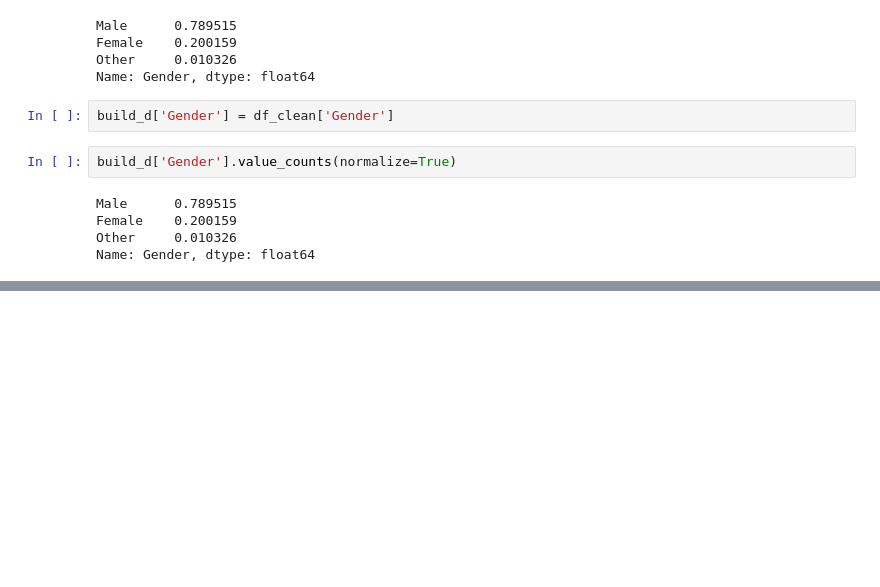
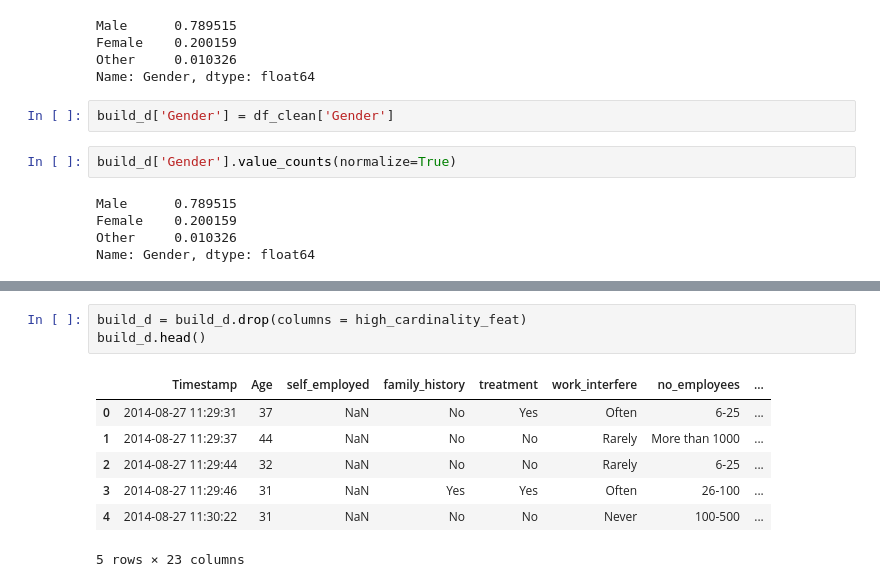
Before and after one commit to rawalk/Build_2, a Jupyter notebook: Untitled.ipynb, the cells around one changed output, grey strips where cells are left out. Drawn from its saved outputs; the diff is of its cells as text; blank space fills up the shorter version.

```diff
--- a/Untitled.ipynb
+++ b/Untitled.ipynb
@@ -194,0 +205,11 @@ Name: Gender, dtype: float64
+# %%
+build_d = build_d.drop(columns = high_cardinality_feat)
+build_d.head()
+# %% [output]
+|  | Timestamp | Age | self_employed | family_history | treatment | work_interfere | no_employees | ... |
+| 0 | 2014-08-27 11:29:31 | 37 | NaN | No | Yes | Often | 6-25 | ... |
+| 1 | 2014-08-27 11:29:37 | 44 | NaN | No | No | Rarely | More than 1000 | ... |
+| 2 | 2014-08-27 11:29:44 | 32 | NaN | No | No | Rarely | 6-25 | ... |
+| 3 | 2014-08-27 11:29:46 | 31 | NaN | Yes | Yes | Often | 26-100 | ... |
+| 4 | 2014-08-27 11:30:22 | 31 | NaN | No | No | Never | 100-500 | ... |
+5 rows × 23 columns
```
Also changed, not shown: parts of 6 cells of this notebook.
